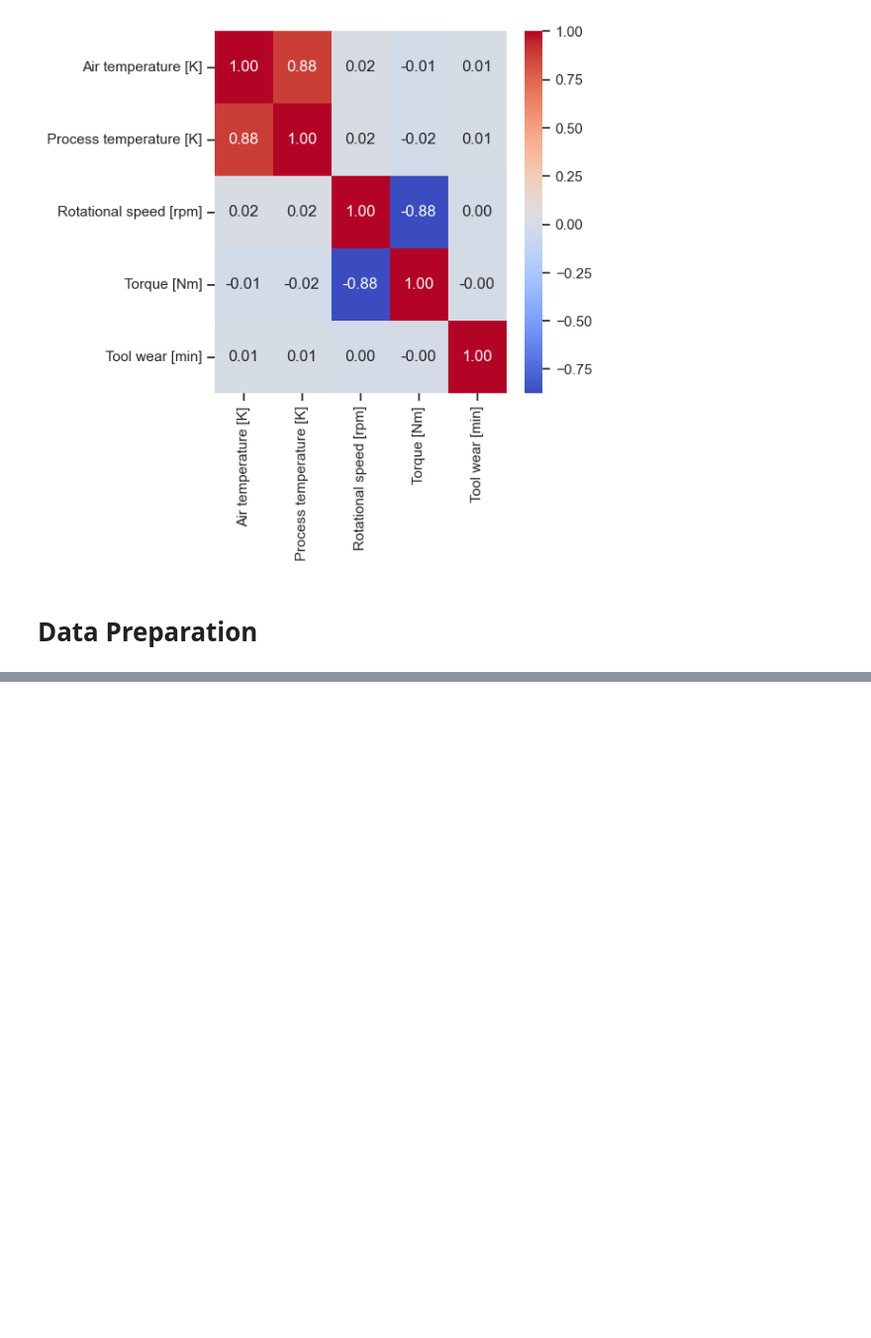
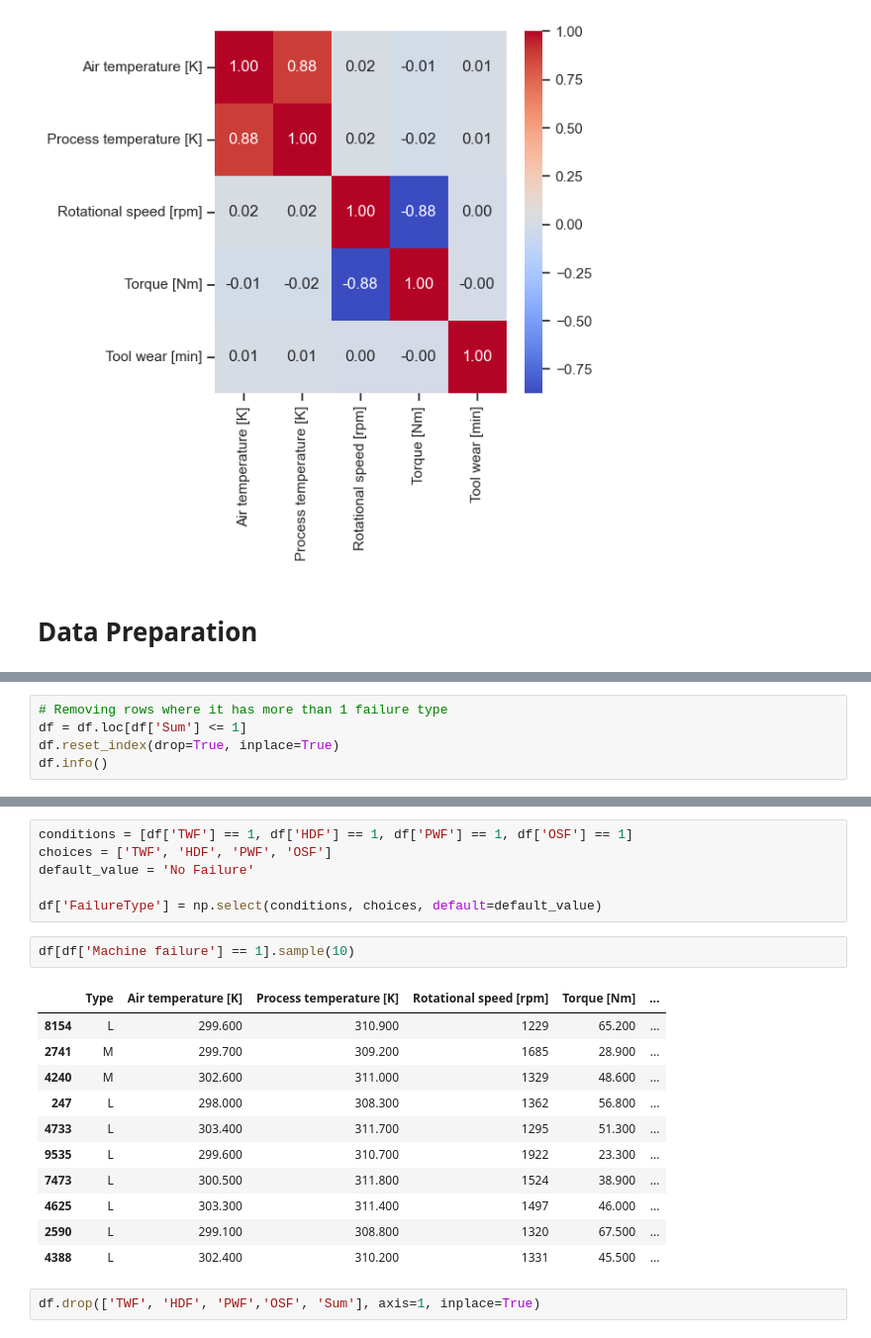
Before and after one commit to muscak/Maintenance-Prediction, a Jupyter notebook: Notebooks/Maintenance-Prediction.ipynb, the cells around one changed output, grey strips where cells are left out. Shown: that part at 99% size. Saved outputs shown, nothing was run; the diff lists cells and outputs as text; blank space fills up the shorter version.

```diff
--- a/Notebooks/Maintenance-Prediction.ipynb
+++ b/Notebooks/Maintenance-Prediction.ipynb
@@ -304,0 +345,5 @@ plt.show()
+# %%
+# Removing rows where it has more than 1 failure type
+df = df.loc[df['Sum'] <= 1]
+df.reset_index(drop=True, inplace=True)
+df.info()
@@ -304,0 +370,22 @@ plt.show()
+# %%
+conditions = [df['TWF'] == 1, df['HDF'] == 1, df['PWF'] == 1, df['OSF'] == 1]
+choices = ['TWF', 'HDF', 'PWF', 'OSF']
+default_value = 'No Failure'
+
+df['FailureType'] = np.select(conditions, choices, default=default_value)
+# %%
+df[df['Machine failure'] == 1].sample(10)
+# %% [output]
+|  | Type | Air temperature [K] | Process temperature [K] | Rotational speed [rpm] | Torque [Nm] | ... |
+| 8154 | L | 299.600 | 310.900 | 1229 | 65.200 | ... |
+| 2741 | M | 299.700 | 309.200 | 1685 | 28.900 | ... |
+| 4240 | M | 302.600 | 311.000 | 1329 | 48.600 | ... |
+| 247 | L | 298.000 | 308.300 | 1362 | 56.800 | ... |
+| 4733 | L | 303.400 | 311.700 | 1295 | 51.300 | ... |
+| 9535 | L | 299.600 | 310.700 | 1922 | 23.300 | ... |
+| 7473 | L | 300.500 | 311.800 | 1524 | 38.900 | ... |
+| 4625 | L | 303.300 | 311.400 | 1497 | 46.000 | ... |
+| 2590 | L | 299.100 | 308.800 | 1320 | 67.500 | ... |
+| 4388 | L | 302.400 | 310.200 | 1331 | 45.500 | ... |
+# %%
+df.drop(['TWF', 'HDF', 'PWF','OSF', 'Sum'], axis=1, inplace=True)
```
Also changed, not shown: parts of 11 cells of this notebook.
